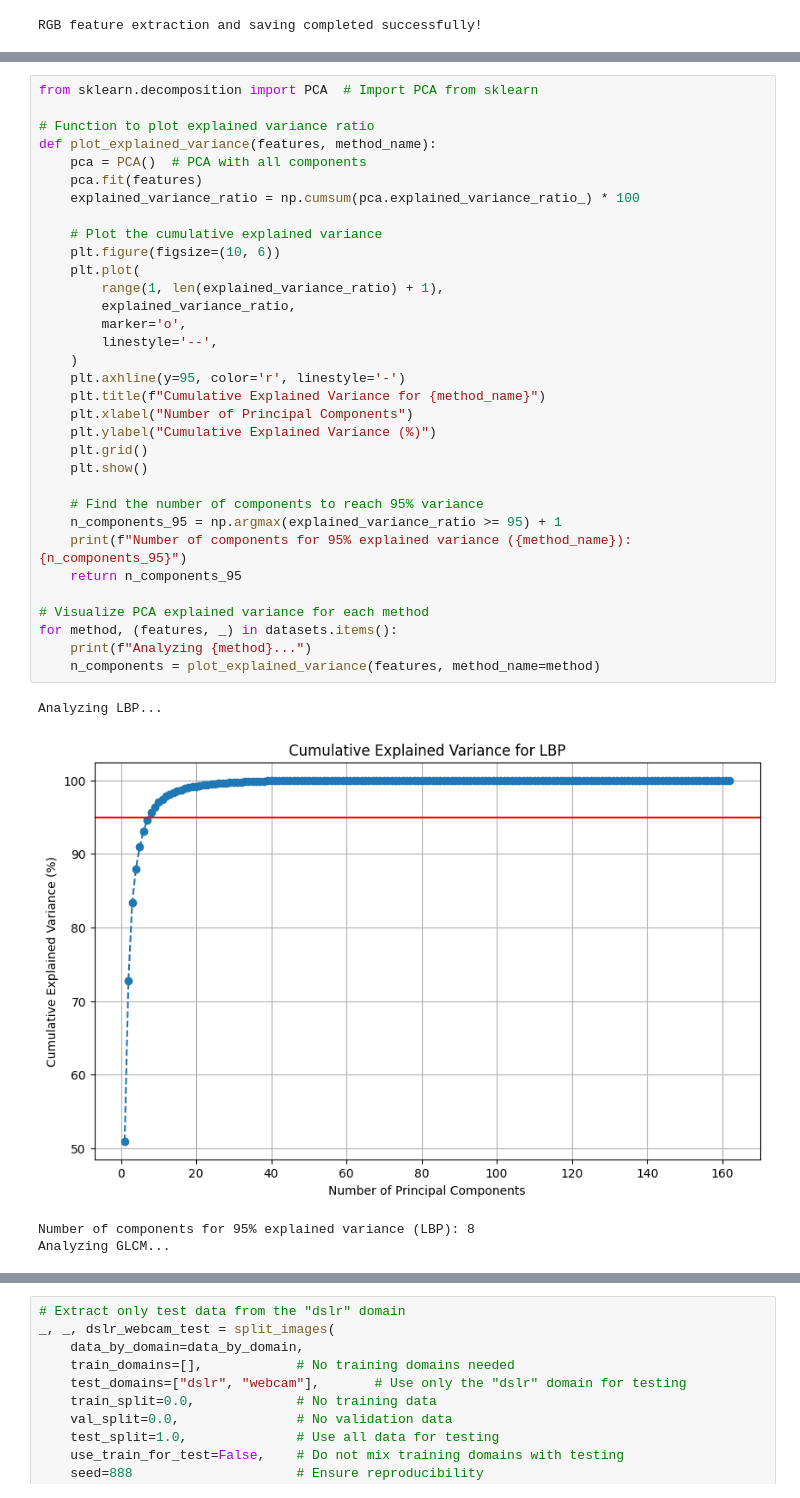
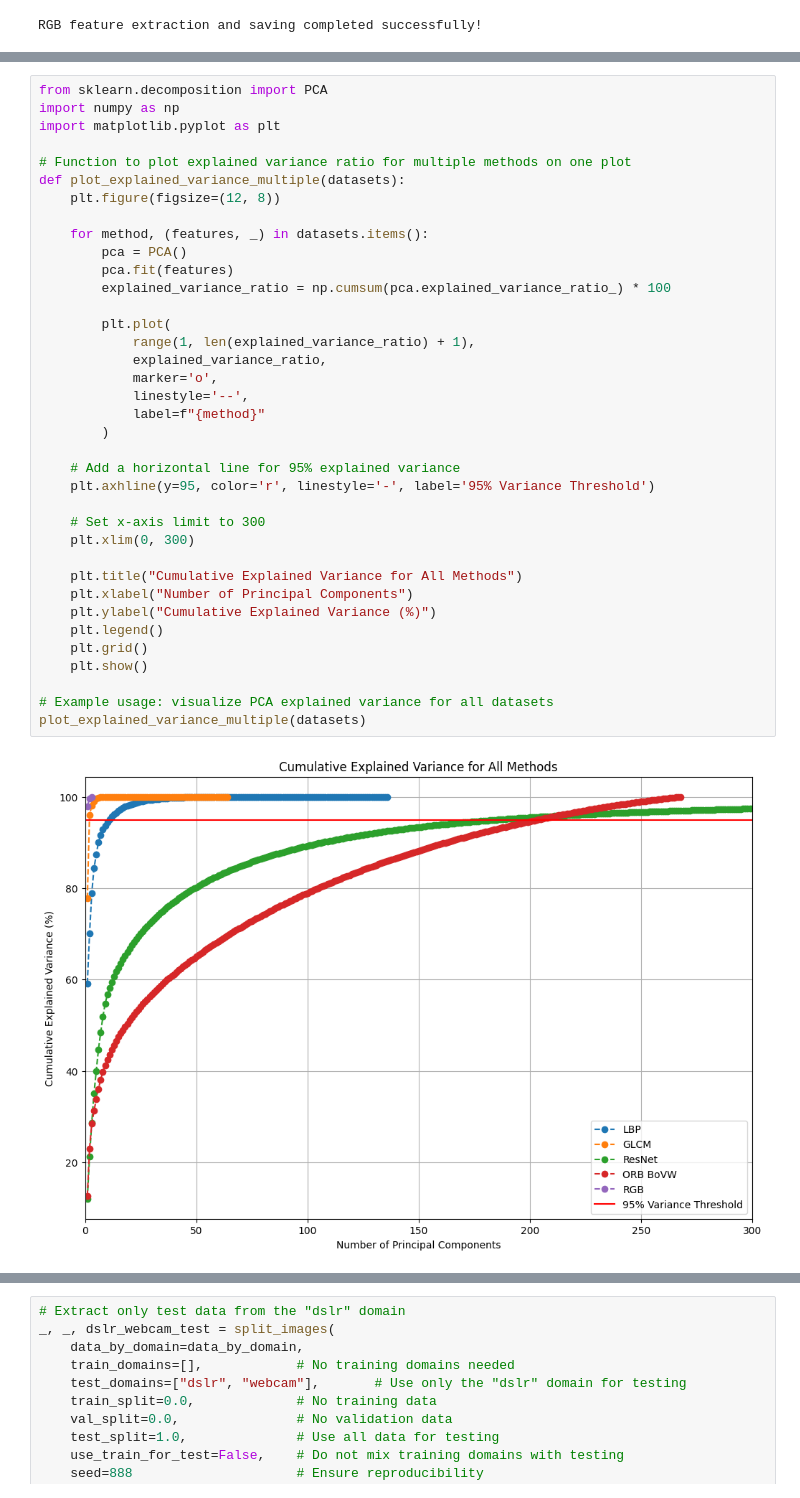
Before and after one commit to kennyalexlin/W281-Domain-Adaptation-Final-Project, a Jupyter notebook: full_extract_pipeline.ipynb, the cells around one changed output, grey strips where cells are left out. Cells and saved outputs as stored; diff of their text form.

```diff
--- a/full_extract_pipeline.ipynb
+++ b/full_extract_pipeline.ipynb
@@ -306,38 +289,39 @@ for method, (features, labels) in datasets.items():
 # %%
-from sklearn.decomposition import PCA  # Import PCA from sklearn
+from sklearn.decomposition import PCA
+import numpy as np
+import matplotlib.pyplot as plt
 
-# Function to plot explained variance ratio
-def plot_explained_variance(features, method_name):
-    pca = PCA()  # PCA with all components
-    pca.fit(features)
-    explained_variance_ratio = np.cumsum(pca.explained_variance_ratio_) * 100
+# Function to plot explained variance ratio for multiple methods on one plot
+def plot_explained_variance_multiple(datasets):
+    plt.figure(figsize=(12, 8))
 
-    # Plot the cumulative explained variance
-    plt.figure(figsize=(10, 6))
-    plt.plot(
-        range(1, len(explained_variance_ratio) + 1),
-        explained_variance_ratio,
-        marker='o',
-        linestyle='--',
-    )
-    plt.axhline(y=95, color='r', linestyle='-')
-    plt.title(f"Cumulative Explained Variance for {method_name}")
+    for method, (features, _) in datasets.items():
+        pca = PCA()
+        pca.fit(features)
+        explained_variance_ratio = np.cumsum(pca.explained_variance_ratio_) * 100
+
+        plt.plot(
+            range(1, len(explained_variance_ratio) + 1),
+            explained_variance_ratio,
+            marker='o',
+            linestyle='--',
+            label=f"{method}"
+        )
+
+    # Add a horizontal line for 95% explained variance
+    plt.axhline(y=95, color='r', linestyle='-', label='95% Variance Threshold')
+
+    # Set x-axis limit to 300
+    plt.xlim(0, 300)
+
+    plt.title("Cumulative Explained Variance for All Methods")
     plt.xlabel("Number of Principal Components")
     plt.ylabel("Cumulative Explained Variance (%)")
+    plt.legend()
     plt.grid()
     plt.show()
 
-    # Find the number of components to reach 95% variance
-    n_components_95 = np.argmax(explained_variance_ratio >= 95) + 1
-    print(f"Number of components for 95% explained variance ({method_name}): {n_components_95}")
-    return n_components_95
-
-# Visualize PCA explained variance for each method
-for method, (features, _) in datasets.items():
-    print(f"Analyzing {method}...")
-    n_components = plot_explained_variance(features, method_name=method)
+# Example usage: visualize PCA explained variance for all datasets
+plot_explained_variance_multiple(datasets)
 # %% [output]
-Analyzing LBP...
-[figure, old version]
+[figure, new version]
-Number of components for 95% explained variance (LBP): 8
-Analyzing GLCM...
```
Also changed, not shown: parts of 11 cells of this notebook, 7 other files.
